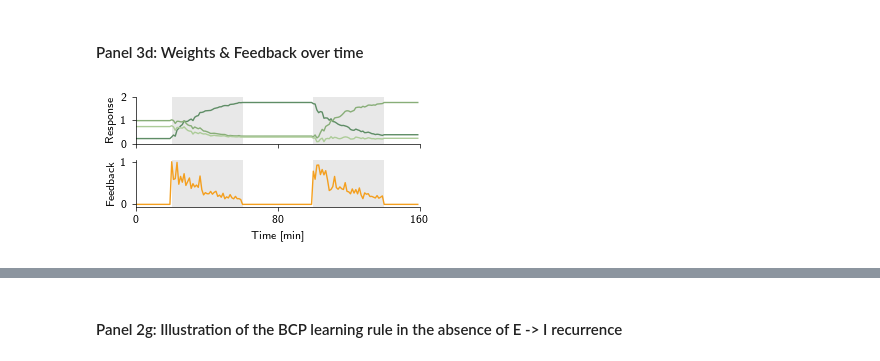
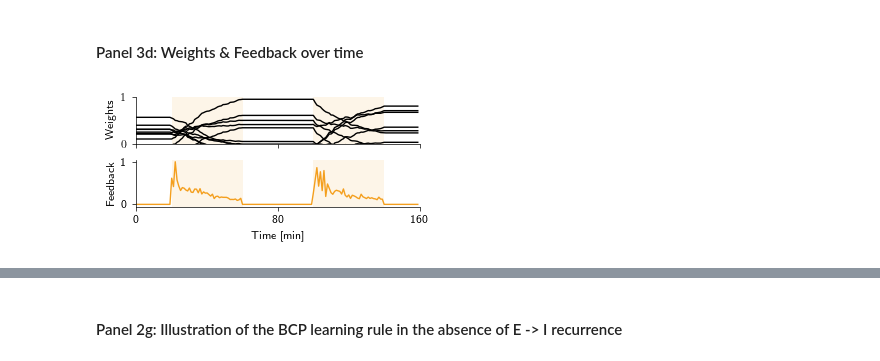
Before and after one commit to fmi-basel/balance-controlled-plasticity, a Jupyter notebook: notebooks/figs_2_and_3.ipynb, the cells around one changed output, grey strips where cells are left out. Cells and saved outputs as stored; diff of their text form; code cells hidden in the pictures.

Commit message:
Updated figure 2&3 notebook

```diff
--- a/notebooks/figs_2_and_3.ipynb
+++ b/notebooks/figs_2_and_3.ipynb
@@ -175,9 +176,11 @@ inputs = PatternStimuli(input_dt, Nb_patterns,
                         rng_key=key_input)
 
 vf = ExcInhAssemblyOnlineLearningVF(dim_input, nb_ensembles, nb_exc, nb_inh, dim_output,
-                    actE, actI, tauE, tauI, tauOut, tauSlow, tauPre, eta_OUT, eta_FF, alpha,
-                    rng_key=key_vf, perc_overlap=0, binary_membership=False,
-                    controller=controller, normalize_membership=True)
+                    actE, actI, tauE, tauI, tauOut, tauPre, eta_OUT, eta_FF, eta_EE, alpha,
+                    rng_key=key_vf, overlap=0, controller=controller,
+                    g_EE=0, g_II=0, g_EI='default', g_XI=1.0,
+                    #g_EE=1.25, g_II=0.5, g_EI=5.0, g_XI=1.0
+                    )
 
 state = vf.get_initial_state()
 
@@ -830,3 +1209,11 @@ def epoch_FB(state, sim, inputs, y_idx, seed, rec_result=False):
     return state, sol
+# %%
+phase_lengths = [int(ep_noFB / 2), ep_train, ep_noFB, ep_train, int(ep_noFB / 2)]
+phase_starts = np.cumsum([0] + phase_lengths[:-1])
+
+epochs_rec_Xaxis = np.concatenate(
+    [start + np.arange(0, length, rec_ep_step) for start, length in zip(phase_starts, phase_lengths)]
+)
+T_rec_Xaxis = jnp.array(epochs_rec_Xaxis) * T_chunk / 60
 # %% [markdown]
 #### Training phase
@@ -1041,44 +1550,44 @@ end1 = (ep_noFB/2 + ep_train) * T_chunk / 60
 start2 = (ep_noFB * 1.5 + ep_train) * T_chunk / 60
 end2 = (ep_noFB * 1.5 + 2 * ep_train) * T_chunk / 60
 
-ax.axvspan(start1, end1, color='lightgray', alpha=0.5, zorder=-1, linewidth=0.0)
-ax.axvspan(start2, end2, color='lightgray', alpha=0.5, zorder=-1, linewidth=0.0)
+ax.axvspan(start1, end1, color=color_closedloop, alpha=0.1, zorder=-1, linewidth=0.0)
+ax.axvspan(start2, end2, color=color_closedloop, alpha=0.1, zorder=-1, linewidth=0.0)
 #ax.text((start1 + end1) / 2, 2.5, 'A', fontsize=10, color=colors_patterns[0], ha='center', fontweight='bold')
 #ax.text((start2 + end2) / 2, 2.5, 'B', fontsize=10, color=colors_patterns[1], ha='center', fontweight='bold')
 
-for pattern in range(Nb_patterns):
-    ax.plot(T_rec_Xaxis, W_FF_patterns[:, pattern], color=colors_patterns[pattern], lw=linewidth)
+#for pattern in range(Nb_patterns):
+    #ax.plot(T_rec_Xaxis, W_FF_patterns[:, pattern], color=colors_patterns[pattern], lw=linewidth)
+ax.plot(T_rec_Xaxis, W_FF_rec, color='black', lw=linewidth)
 
-ax.set_ylabel(r'Response')
+ax.set_ylabel(r'Weights')
 #ax.set_ylim(-1.2, 1.2)
-ax.set_ylim(0, 2)
-ax.set_yticks([0, 1, 2])
-ax.set_yticklabels([0, 1, 2])
+ax.set_ylim(0, 1)
+ax.set_yticks([0, 1])
 ax.set_xticklabels([])
 ax.set_xlim(0, T_all / 60)
 ax.set_xticks([0, T_all / 60 / 2, T_all / 60])
 
 # PANEL 2: FB
 ax = fig.panels[1]
 
 abs_FB = jnp.abs(FB_rec) / np.max(jnp.abs(FB_rec))
 
-ax.plot(abs_FB, color=color_closedloop, lw=linewidth)
-ax.axvspan(start1, end1, color='lightgray', alpha=0.5, zorder=-1, linewidth=0.0)
-ax.axvspan(start2, end2, color='lightgray', alpha=0.5, zorder=-1, linewidth=0.0)
+ax.plot(T_rec_Xaxis, abs_FB, color=color_closedloop, lw=linewidth)
+ax.axvspan(start1, end1, color=color_closedloop, alpha=0.1, zorder=-1, linewidth=0.0)
+ax.axvspan(start2, end2, color=color_closedloop, alpha=0.1, zorder=-1, linewidth=0.0)
 #ax.text((start1 + end1) / 2, 2.5, 'A', fontsize=10, color=colors_patterns[0], ha='center', fontweight='bold')
 #ax.text((start2 + end2) / 2, 2.5, 'B', fontsize=10, color=colors_patterns[1], ha='center', fontweight='bold')
 
 
 ax.set_ylabel(r'Feedback')
 ax.set_xlabel(r'Time [min]', fontsize=8)
 ax.set_xlim(0, T_all / 60)
 ax.set_yticks([0, 1])
 ax.set_yticklabels([0, 1])
 ax.set_xticks([0, T_all / 60 / 2, T_all / 60])
 ax.set_xticklabels([0, int(T_all / 60 / 2), int(T_all / 60)])
 
-plt.savefig(figure_directory / "3d_weights_fb_over_time.pdf", bbox_inches='tight')
+plt.savefig(figure_directory / "3f_weights_fb_over_time.pdf", bbox_inches='tight')
 plt.show()
 # %% [output]
-[figure, old version]
+[figure, new version]
```
Also changed, not shown: parts of 20 cells of this notebook.
